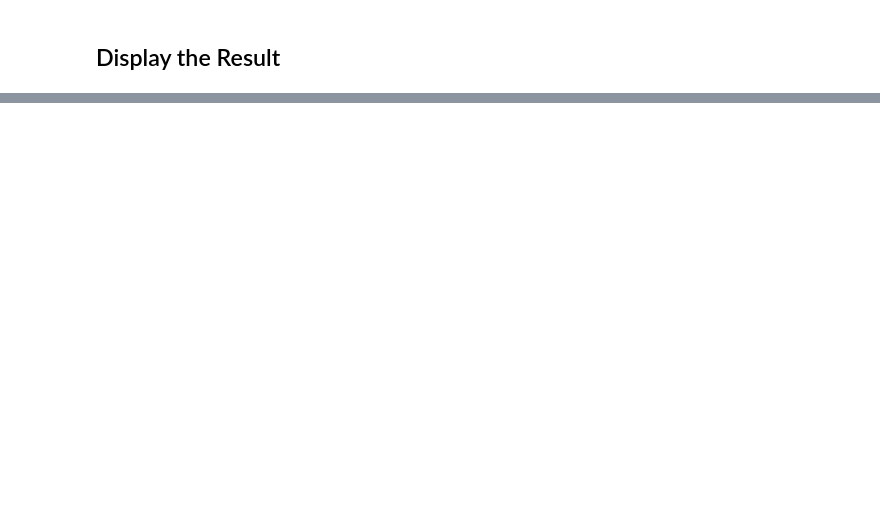
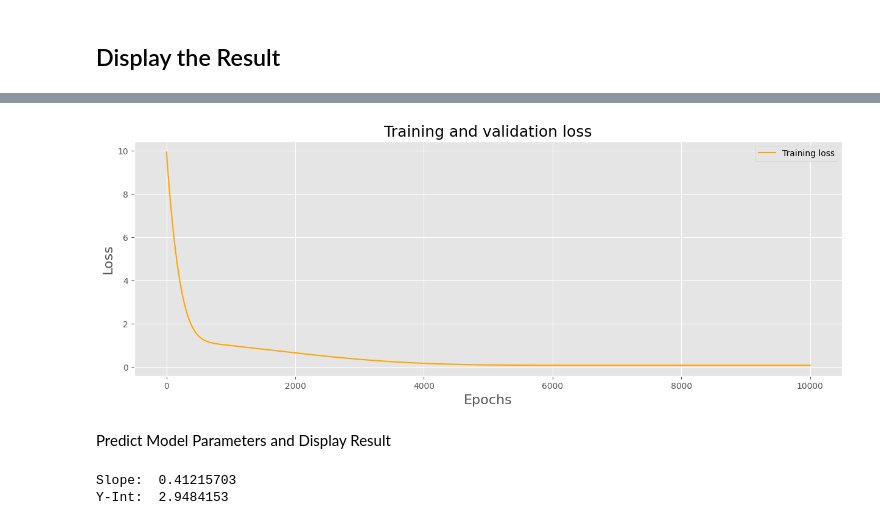
Before and after one commit to woo-kyu/woo-kyu.github.io, a Jupyter notebook: _posts/ML-Experiment/jupyter/fitting-straight-line-using-the-normal-equations.ipynb, the cells around one changed output, grey strips where cells are left out. Cells and saved outputs as stored; diff of their text form; code cells hidden in the pictures; blank space fills up the shorter version.

```diff
--- a/_posts/ML-Experiment/jupyter/fitting-straight-line-using-the-normal-equations.ipynb
+++ b/_posts/ML-Experiment/jupyter/fitting-straight-line-using-the-normal-equations.ipynb
@@ -122,0 +187,2 @@ Text(0, 0.5, 'y')
+# %%
+model = nn.Linear(in_features=1, out_features=1, bias=True)
@@ -122,0 +191,3 @@ Text(0, 0.5, 'y')
+# %%
+optimizer = optim.Adam(model.parameters())
+criterion = torch.nn.MSELoss()
@@ -122,0 +196,34 @@ Text(0, 0.5, 'y')
+# %%
+loss_curve = []
+for epoch in range(10000):
+    optimizer.zero_grad()
+    output = model(X.float())
+    loss = criterion(output, y.float())
+    loss.backward()
+    optimizer.step()
+    loss_curve.append(loss.detach().numpy().item())
+# %%
+loss_values = loss_curve
+epochs = range(1, len(loss_values) + 1)
+
+plt.figure(figsize = [15, 5])
+plt.plot(epochs, loss_values, "orange", label = "Training loss")
+plt.title("Training and validation loss")
+plt.xlabel("Epochs")
+plt.ylabel("Loss")
+plt.legend()
+plt.show()
+# %% [output]
+[figure, added]
+# %% [markdown]
+Predict Model Parameters and Display Result
+# %%
+slope = model.state_dict()['weight'][0]
+y_int = model.state_dict()['bias'][0]
+print('Slope: ', slope[0].numpy())
+print('Y-Int: ', y_int.numpy())
+
+pred_y = model(X.float()).detach().numpy()
+# %% [output]
+Slope:  0.41215703
+Y-Int:  2.9484153
```
Also changed, not shown: parts of 18 cells of this notebook, 13 other files.
